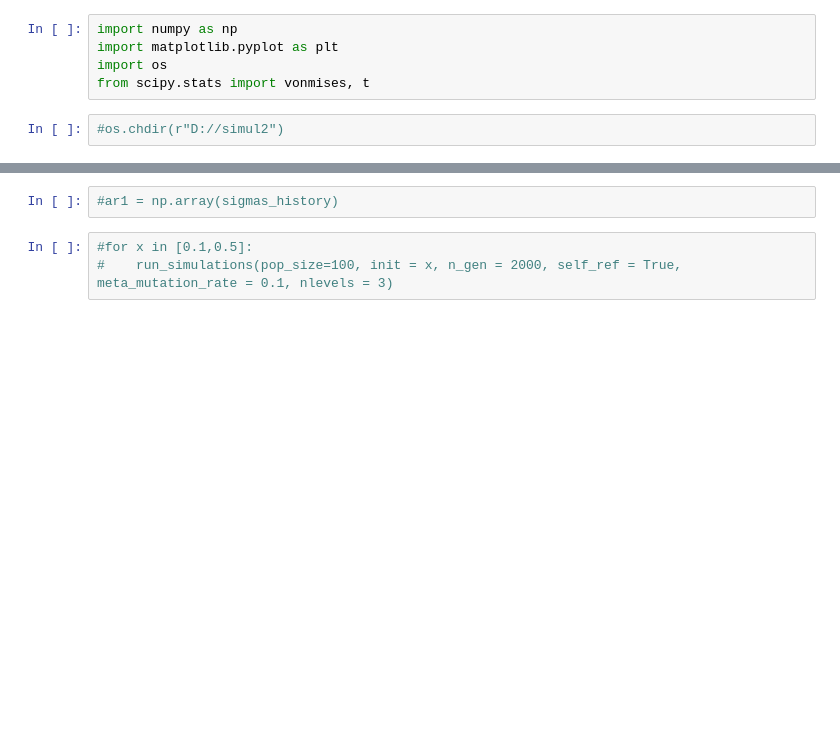
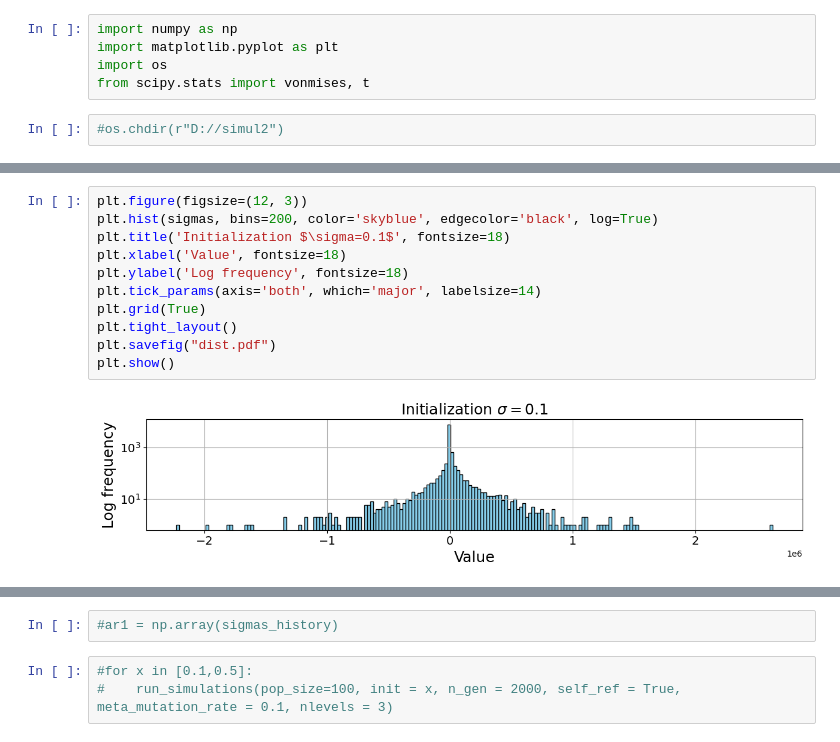
Before and after one commit to BGasperov/FERLUDE, a Jupyter notebook: code/Mutation Rates Experimentation - no selective pressure_new.ipynb, the cells around one changed output, grey strips where cells are left out. Drawn from its saved outputs; the diff is of its cells as text; blank space fills up the shorter version.

```diff
--- a/code/Mutation Rates Experimentation - no selective pressure_new.ipynb
+++ b/code/Mutation Rates Experimentation - no selective pressure_new.ipynb
@@ -7,0 +72,13 @@ from scipy.stats import vonmises, t
+# %%
+plt.figure(figsize=(12, 3))
+plt.hist(sigmas, bins=200, color='skyblue', edgecolor='black', log=True)
+plt.title('Initialization $\sigma=0.1$', fontsize=18)
+plt.xlabel('Value', fontsize=18)
+plt.ylabel('Log frequency', fontsize=18)
+plt.tick_params(axis='both', which='major', labelsize=14)
+plt.grid(True)
+plt.tight_layout()
+plt.savefig("dist.pdf")
+plt.show()
+# %% [output]
+[figure, added]
```
Also changed, not shown: parts of 14 cells of this notebook.
